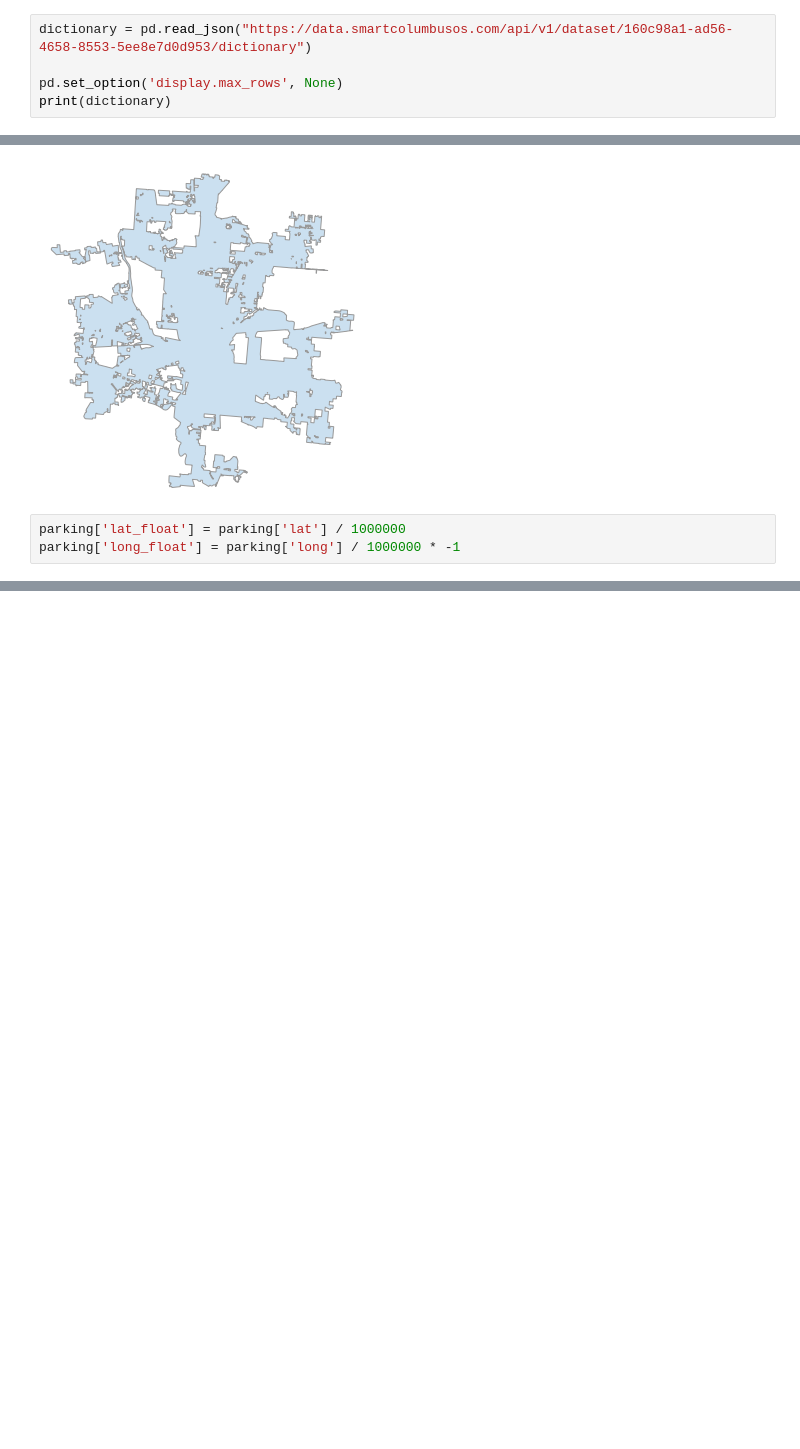
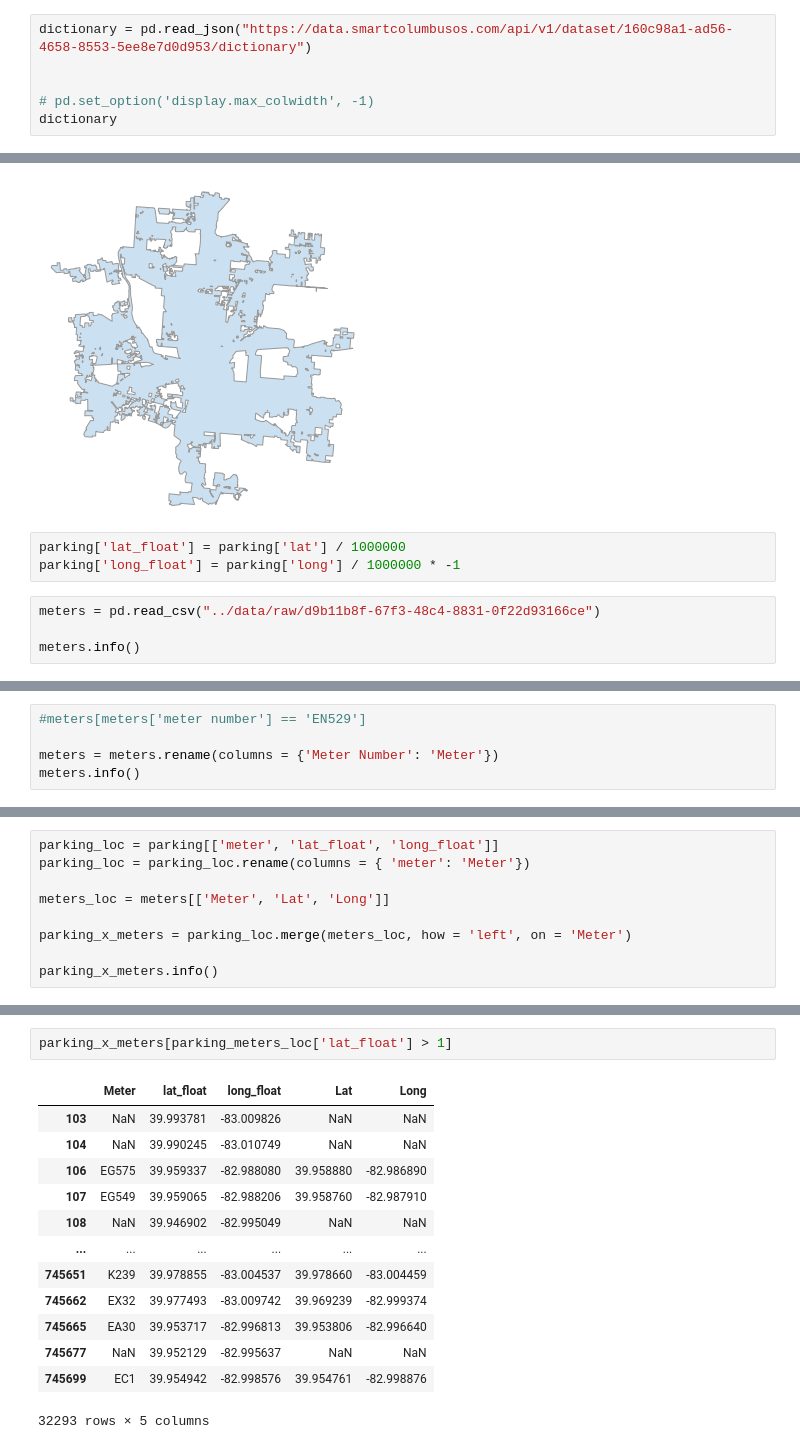
Before and after one commit to osofariu/cmh-parking-tickets, a Jupyter notebook: notebooks/Cmh_Parking_Violation.ipynb, the cells around one changed output, grey strips where cells are left out. Saved outputs shown, nothing was run; the diff lists cells and outputs as text; blank space fills up the shorter version.

Commit message:
exploring the other meters file for lat-long correlation

```diff
--- a/notebooks/Cmh_Parking_Violation.ipynb
+++ b/notebooks/Cmh_Parking_Violation.ipynb
@@ -42,6 +43,7 @@ parking.sample(15)
 # %%
 dictionary = pd.read_json("https://data.smartcolumbusos.com/api/v1/dataset/160c98a1-ad56-4658-8553-5ee8e7d0d953/dictionary")
 
-pd.set_option('display.max_rows', None)
-print(dictionary)
+
+# pd.set_option('display.max_colwidth', -1)
+dictionary
 # %% [output]
@@ -90,3 +88,7 @@ cmh_w = columbus_boundaries.bbox_west[0]
 # %%
 parking['lat_float'] = parking['lat'] / 1000000
 parking['long_float'] = parking['long'] / 1000000 * -1
+# %%
+meters = pd.read_csv("../data/raw/d9b11b8f-67f3-48c4-8831-0f22d93166ce")
+
+meters.info()
@@ -92,0 +109,5 @@ parking['long_float'] = parking['long'] / 1000000 * -1
+# %%
+#meters[meters['meter number'] == 'EN529']
+
+meters = meters.rename(columns = {'Meter Number': 'Meter'})
+meters.info()
@@ -92,0 +128,9 @@ parking['long_float'] = parking['long'] / 1000000 * -1
+# %%
+parking_loc = parking[['meter', 'lat_float', 'long_float']]
+parking_loc = parking_loc.rename(columns = { 'meter': 'Meter'})
+
+meters_loc = meters[['Meter', 'Lat', 'Long']]
+
+parking_x_meters = parking_loc.merge(meters_loc, how = 'left', on = 'Meter')
+
+parking_x_meters.info()
@@ -93,3 +148,19 @@ parking['long_float'] = parking['long'] / 1000000 * -1
+# %%
+parking_x_meters[parking_meters_loc['lat_float'] > 1]
+# %% [output]
+|  | Meter | lat_float | long_float | Lat | Long |
+| 103 | NaN | 39.993781 | -83.009826 | NaN | NaN |
+| 104 | NaN | 39.990245 | -83.010749 | NaN | NaN |
+| 106 | EG575 | 39.959337 | -82.988080 | 39.958880 | -82.986890 |
+| 107 | EG549 | 39.959065 | -82.988206 | 39.958760 | -82.987910 |
+| 108 | NaN | 39.946902 | -82.995049 | NaN | NaN |
+| ... | ... | ... | ... | ... | ... |
+| 745651 | K239 | 39.978855 | -83.004537 | 39.978660 | -83.004459 |
+| 745662 | EX32 | 39.977493 | -83.009742 | 39.969239 | -82.999374 |
+| 745665 | EA30 | 39.953717 | -82.996813 | 39.953806 | -82.996640 |
+| 745677 | NaN | 39.952129 | -82.995637 | NaN | NaN |
+| 745699 | EC1 | 39.954942 | -82.998576 | 39.954761 | -82.998876 |
+32293 rows × 5 columns
 # %%
 print (cmh_n, cmh_s, cmh_e, cmh_w)
 fudge = 0.2
```
Also changed, not shown: parts of 9 cells of this notebook, 4 other files.
